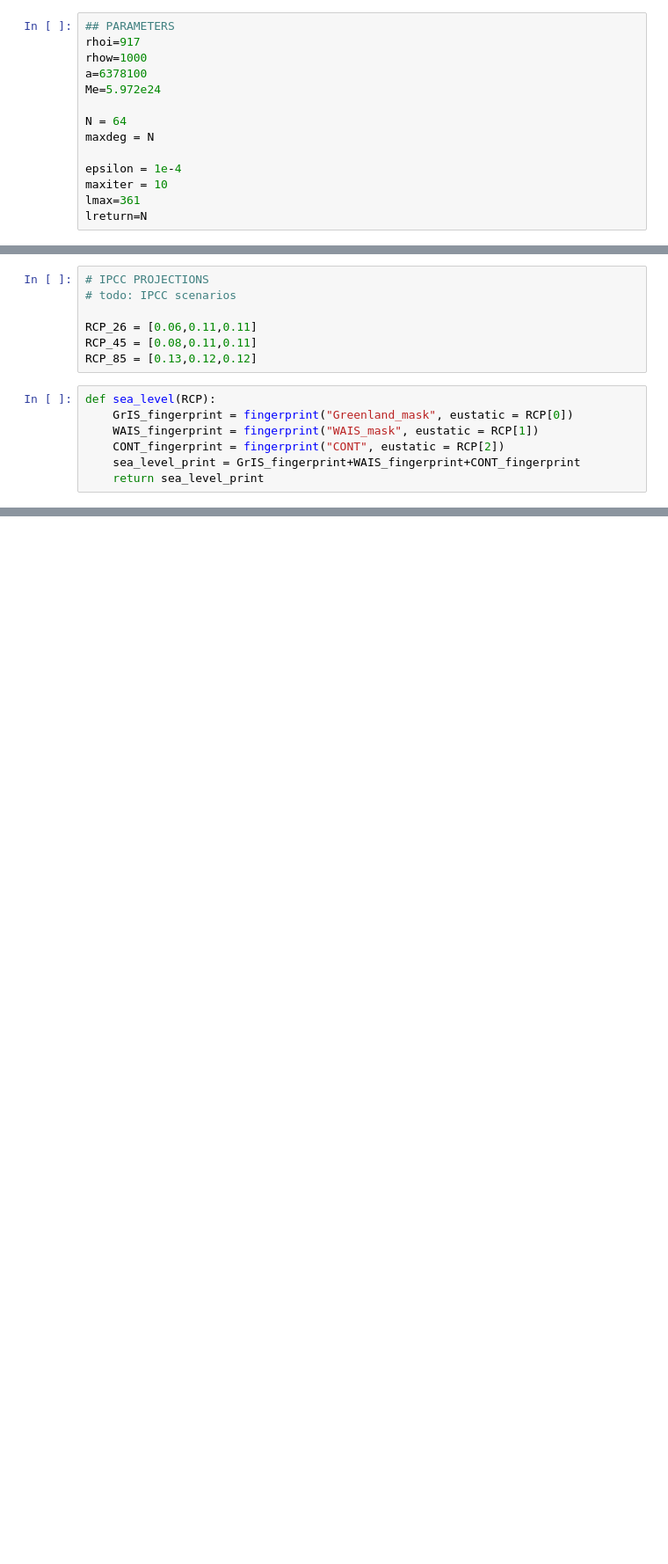
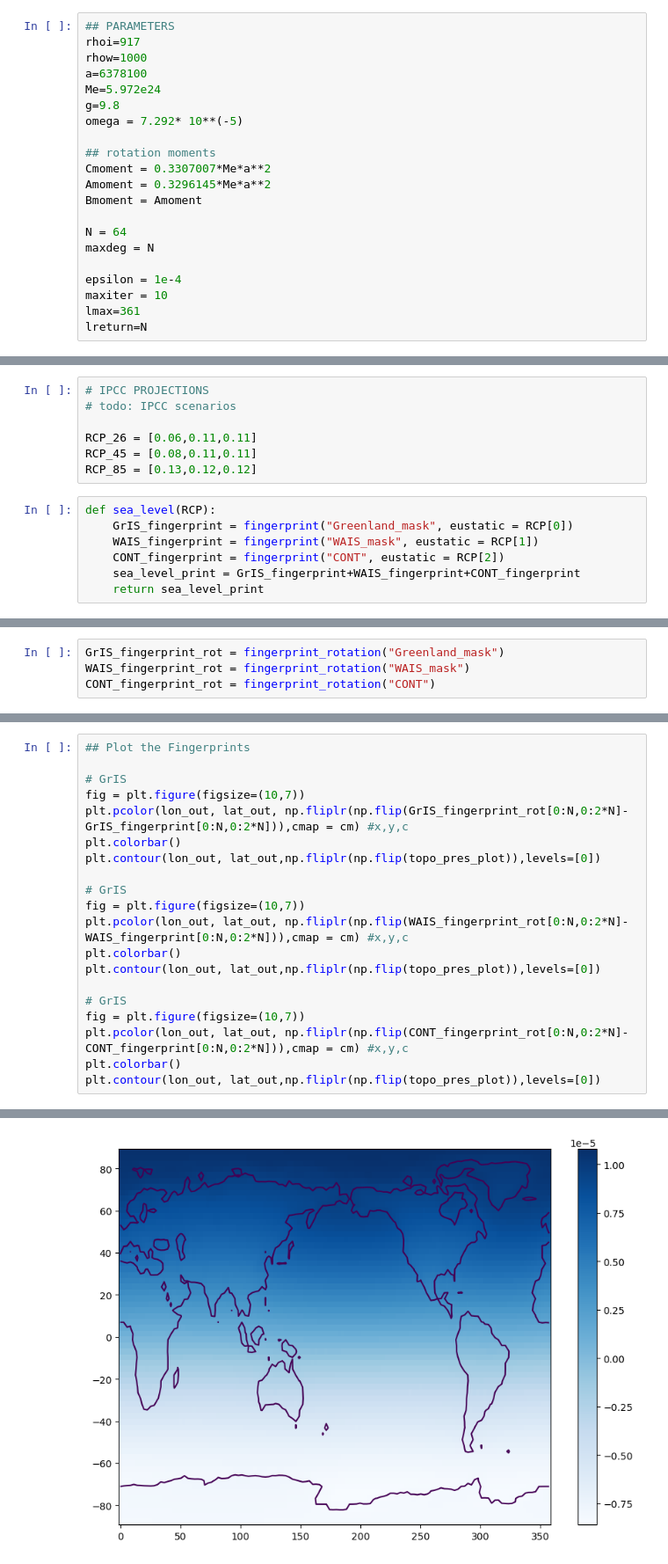
Before and after one commit to nathan99sun/AM-205-Sea-Level-Rise, a Jupyter notebook: SLR_Clean.ipynb, the cells around one changed output, grey strips where cells are left out. Shown at 88% size. Drawn from its saved outputs; the diff is of its cells as text; blank space fills up the shorter version.

Commit message:
Rotation fingerprints

```diff
--- a/SLR_Clean.ipynb
+++ b/SLR_Clean.ipynb
@@ -16,6 +16,13 @@ rhoi=917
 rhow=1000
 a=6378100
 Me=5.972e24
+g=9.8
+omega = 7.292* 10**(-5)
+
+## rotation moments
+Cmoment = 0.3307007*Me*a**2
+Amoment = 0.3296145*Me*a**2
+Bmoment = Amoment
 
 N = 64
 maxdeg = N
@@ -306,0 +399,4 @@ for n in range(3):
+# %%
+GrIS_fingerprint_rot = fingerprint_rotation("Greenland_mask")
+WAIS_fingerprint_rot = fingerprint_rotation("WAIS_mask")
+CONT_fingerprint_rot = fingerprint_rotation("CONT")
@@ -306,0 +422,21 @@ for n in range(3):
+# %%
+## Plot the Fingerprints
+
+# GrIS
+fig = plt.figure(figsize=(10,7))
+plt.pcolor(lon_out, lat_out, np.fliplr(np.flip(GrIS_fingerprint_rot[0:N,0:2*N]-GrIS_fingerprint[0:N,0:2*N])),cmap = cm) #x,y,c
+plt.colorbar()
+plt.contour(lon_out, lat_out,np.fliplr(np.flip(topo_pres_plot)),levels=[0])
+
+# GrIS
+fig = plt.figure(figsize=(10,7))
+plt.pcolor(lon_out, lat_out, np.fliplr(np.flip(WAIS_fingerprint_rot[0:N,0:2*N]-WAIS_fingerprint[0:N,0:2*N])),cmap = cm) #x,y,c
+plt.colorbar()
+plt.contour(lon_out, lat_out,np.fliplr(np.flip(topo_pres_plot)),levels=[0])
+
+# GrIS
+fig = plt.figure(figsize=(10,7))
+plt.pcolor(lon_out, lat_out, np.fliplr(np.flip(CONT_fingerprint_rot[0:N,0:2*N]-CONT_fingerprint[0:N,0:2*N])),cmap = cm) #x,y,c
+plt.colorbar()
+plt.contour(lon_out, lat_out,np.fliplr(np.flip(topo_pres_plot)),levels=[0])
+# %% [output]
@@ -306,0 +444 @@ for n in range(3):
+[figure, added]
```
Also changed, not shown: parts of 9 cells of this notebook, 7 other files.
